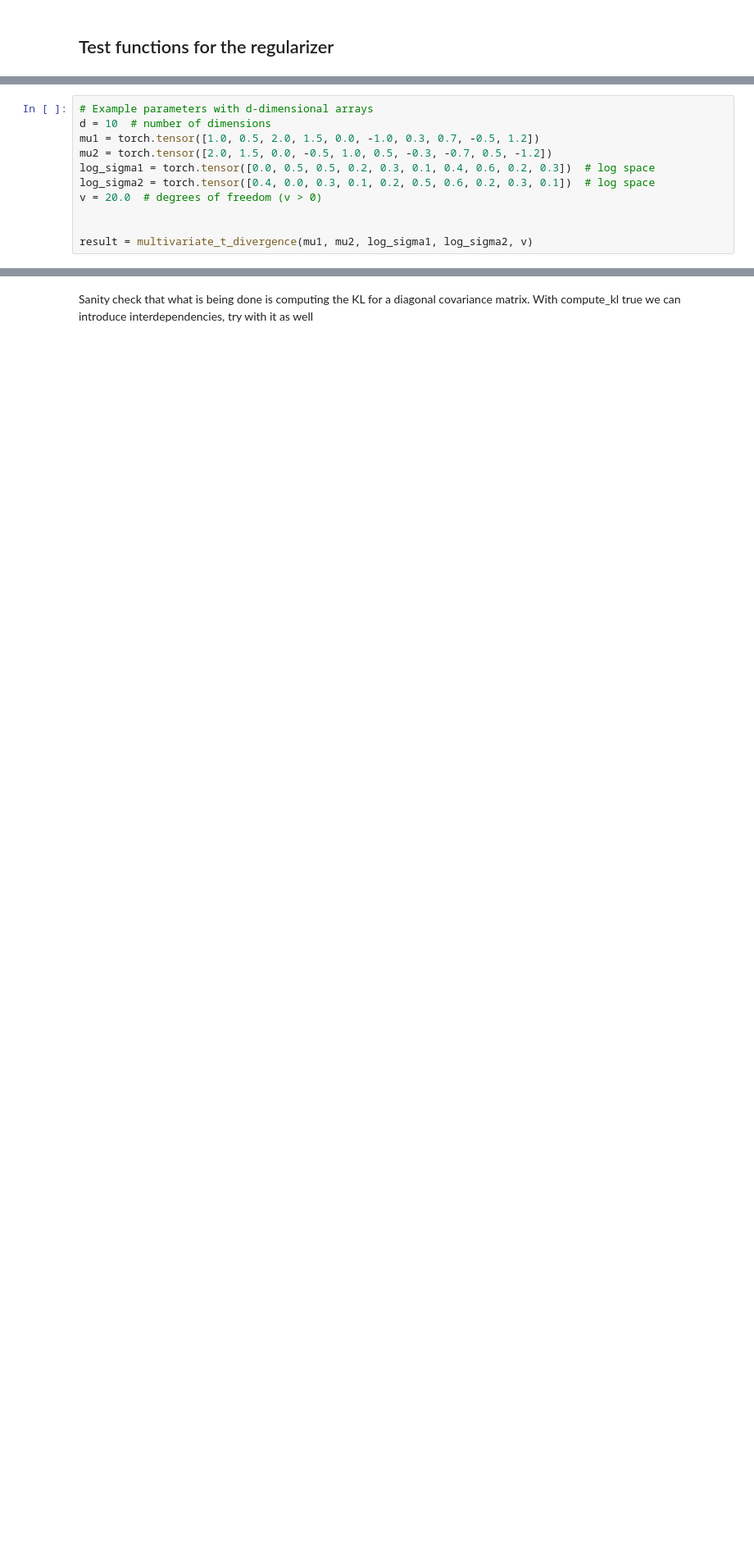
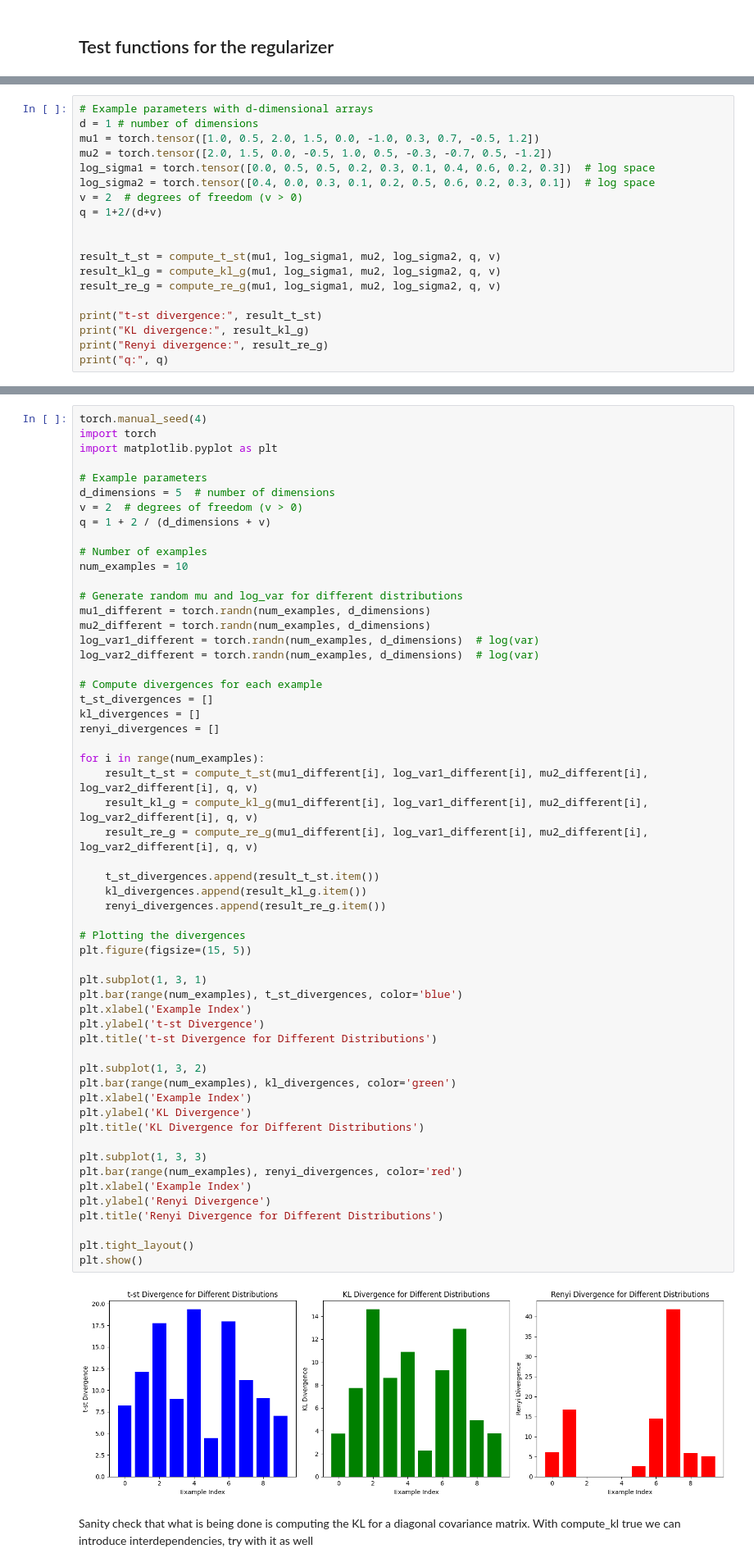
Before and after one commit to naimaeb/gvcl_fork, a Jupyter notebook: notebooks/run_renyi.ipynb, the cells around one changed output, grey strips where cells are left out. Shown at 82% size. Cells and saved outputs as stored; diff of their text form; blank space fills up the shorter version.

```diff
--- a/notebooks/run_renyi.ipynb
+++ b/notebooks/run_renyi.ipynb
@@ -234,11 +296,19 @@ Implied t value: 1.0327868852459017
 # %%
 # Example parameters with d-dimensional arrays
-d = 10  # number of dimensions
+d = 1 # number of dimensions
 mu1 = torch.tensor([1.0, 0.5, 2.0, 1.5, 0.0, -1.0, 0.3, 0.7, -0.5, 1.2])
 mu2 = torch.tensor([2.0, 1.5, 0.0, -0.5, 1.0, 0.5, -0.3, -0.7, 0.5, -1.2])
 log_sigma1 = torch.tensor([0.0, 0.5, 0.5, 0.2, 0.3, 0.1, 0.4, 0.6, 0.2, 0.3])  # log space
 log_sigma2 = torch.tensor([0.4, 0.0, 0.3, 0.1, 0.2, 0.5, 0.6, 0.2, 0.3, 0.1])  # log space
-v = 20.0  # degrees of freedom (v > 0)
+v = 2  # degrees of freedom (v > 0)
+q = 1+2/(d+v)
 
 
-result = multivariate_t_divergence(mu1, mu2, log_sigma1, log_sigma2, v)
+result_t_st = compute_t_st(mu1, log_sigma1, mu2, log_sigma2, q, v)
+result_kl_g = compute_kl_g(mu1, log_sigma1, mu2, log_sigma2, q, v)
+result_re_g = compute_re_g(mu1, log_sigma1, mu2, log_sigma2, q, v)
+
+print("t-st divergence:", result_t_st)
+print("KL divergence:", result_kl_g)
+print("Renyi divergence:", result_re_g)
+print("q:", q)
@@ -245,2 +320,60 @@ result = multivariate_t_divergence(mu1, mu2, log_sigma1, log_sigma2, v)
+# %%
+torch.manual_seed(4)
+import torch
+import matplotlib.pyplot as plt
+
+# Example parameters
+d_dimensions = 5  # number of dimensions
+v = 2  # degrees of freedom (v > 0)
+q = 1 + 2 / (d_dimensions + v)
+
+# Number of examples
+num_examples = 10
+
+# Generate random mu and log_var for different distributions
+mu1_different = torch.randn(num_examples, d_dimensions)
+mu2_different = torch.randn(num_examples, d_dimensions)
+log_var1_different = torch.randn(num_examples, d_dimensions)  # log(var)
+log_var2_different = torch.randn(num_examples, d_dimensions)  # log(var)
+
+# Compute divergences for each example
+t_st_divergences = []
+kl_divergences = []
+renyi_divergences = []
+
+for i in range(num_examples):
+    result_t_st = compute_t_st(mu1_different[i], log_var1_different[i], mu2_different[i], log_var2_different[i], q, v)
+    result_kl_g = compute_kl_g(mu1_different[i], log_var1_different[i], mu2_different[i], log_var2_different[i], q, v)
+    result_re_g = compute_re_g(mu1_different[i], log_var1_different[i], mu2_different[i], log_var2_different[i], q, v)
+
+    t_st_divergences.append(result_t_st.item())
+    kl_divergences.append(result_kl_g.item())
+    renyi_divergences.append(result_re_g.item())
+
+# Plotting the divergences
+plt.figure(figsize=(15, 5))
+
+plt.subplot(1, 3, 1)
+plt.bar(range(num_examples), t_st_divergences, color='blue')
+plt.xlabel('Example Index')
+plt.ylabel('t-st Divergence')
+plt.title('t-st Divergence for Different Distributions')
+
+plt.subplot(1, 3, 2)
+plt.bar(range(num_examples), kl_divergences, color='green')
+plt.xlabel('Example Index')
+plt.ylabel('KL Divergence')
+plt.title('KL Divergence for Different Distributions')
+
+plt.subplot(1, 3, 3)
+plt.bar(range(num_examples), renyi_divergences, color='red')
+plt.xlabel('Example Index')
+plt.ylabel('Renyi Divergence')
+plt.title('Renyi Divergence for Different Distributions')
+
+plt.tight_layout()
+plt.show()
+# %% [output]
+[figure, added]
 # %% [markdown]
 Sanity check that what is being done is computing the KL for a diagonal covariance matrix. With compute_kl true we can introduce interdependencies, try with it as well
```
Also changed, not shown: parts of 13 cells of this notebook, 2 other files.
